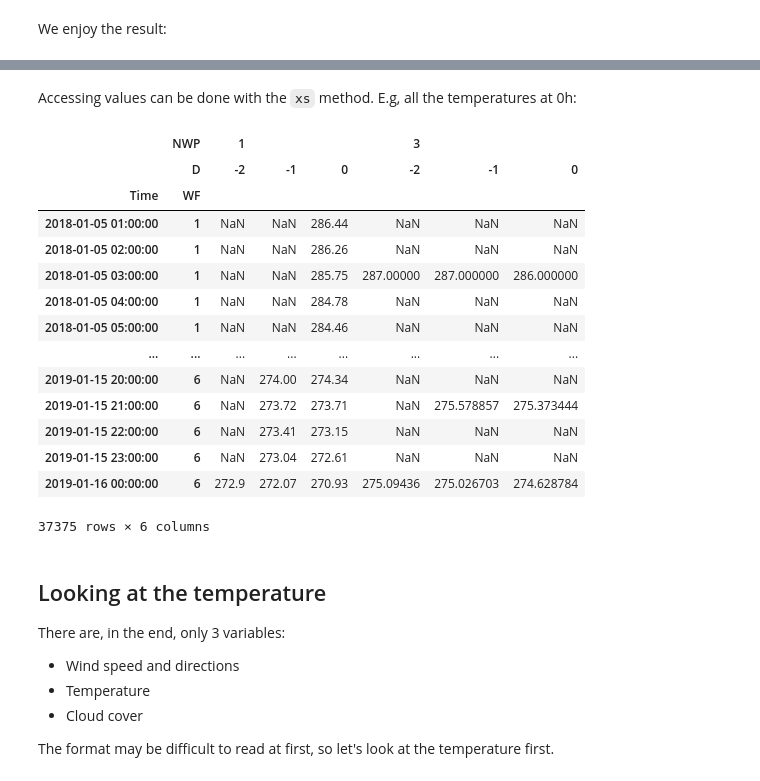
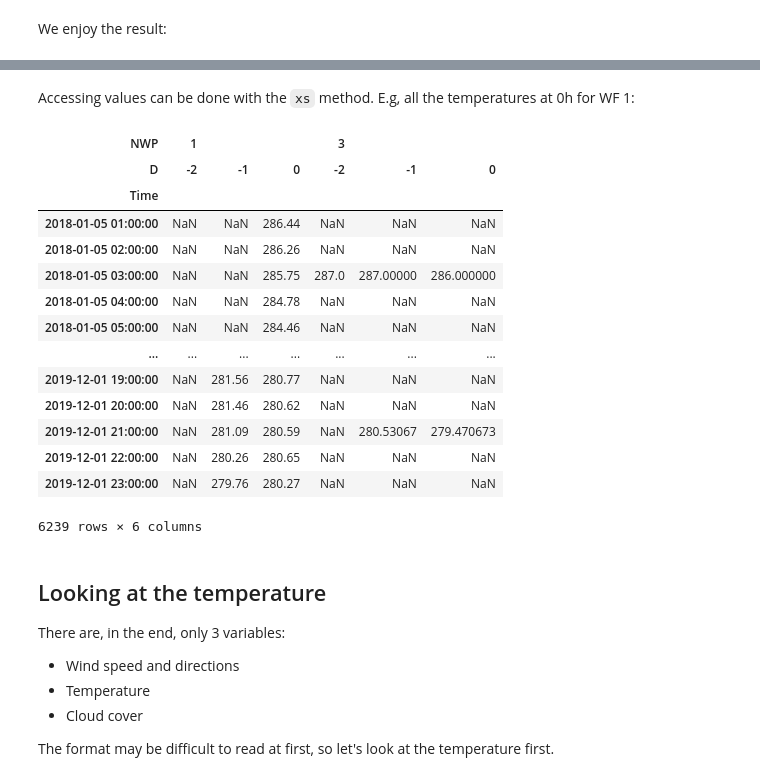
Before and after one commit to gaspardbb/astreos, a Jupyter notebook: exploring_the_data.ipynb, the cells around one changed output, grey strips where cells are left out. Cells and saved outputs as stored; diff of their text form; code cells hidden in the pictures.

```diff
--- a/exploring_the_data.ipynb
+++ b/exploring_the_data.ipynb
@@ -125,24 +150,24 @@ df.head()
 5 rows × 612 columns
 # %% [markdown]
-Accessing values can be done with the `xs` method. E.g, all the temperatures at 0h:
+Accessing values can be done with the `xs` method. E.g, all the temperatures at 0h for WF 1:
 # %%
-df.xs(('T', 0), level=('var', 'h'), axis=1)
+df.xs((1, 'T', 0), level=('WF', 'var', 'h'), axis=1)
 # %% [output]
-|  | NWP | 1 |  |  | 3 |  |  |
-|  | D | -2 | -1 | 0 | -2 | -1 | 0 |
-| Time | WF |  |  |  |  |  |  |
-| 2018-01-05 01:00:00 | 1 | NaN | NaN | 286.44 | NaN | NaN | NaN |
-| 2018-01-05 02:00:00 | 1 | NaN | NaN | 286.26 | NaN | NaN | NaN |
-| 2018-01-05 03:00:00 | 1 | NaN | NaN | 285.75 | 287.00000 | 287.000000 | 286.000000 |
-| 2018-01-05 04:00:00 | 1 | NaN | NaN | 284.78 | NaN | NaN | NaN |
-| 2018-01-05 05:00:00 | 1 | NaN | NaN | 284.46 | NaN | NaN | NaN |
-| ... | ... | ... | ... | ... | ... | ... | ... |
-| 2019-01-15 20:00:00 | 6 | NaN | 274.00 | 274.34 | NaN | NaN | NaN |
-| 2019-01-15 21:00:00 | 6 | NaN | 273.72 | 273.71 | NaN | 275.578857 | 275.373444 |
-| 2019-01-15 22:00:00 | 6 | NaN | 273.41 | 273.15 | NaN | NaN | NaN |
-| 2019-01-15 23:00:00 | 6 | NaN | 273.04 | 272.61 | NaN | NaN | NaN |
-| 2019-01-16 00:00:00 | 6 | 272.9 | 272.07 | 270.93 | 275.09436 | 275.026703 | 274.628784 |
+| NWP | 1 |  |  | 3 |  |  |
+| D | -2 | -1 | 0 | -2 | -1 | 0 |
+| Time |  |  |  |  |  |  |
+| 2018-01-05 01:00:00 | NaN | NaN | 286.44 | NaN | NaN | NaN |
+| 2018-01-05 02:00:00 | NaN | NaN | 286.26 | NaN | NaN | NaN |
+| 2018-01-05 03:00:00 | NaN | NaN | 285.75 | 287.0 | 287.00000 | 286.000000 |
+| 2018-01-05 04:00:00 | NaN | NaN | 284.78 | NaN | NaN | NaN |
+| 2018-01-05 05:00:00 | NaN | NaN | 284.46 | NaN | NaN | NaN |
+| ... | ... | ... | ... | ... | ... | ... |
+| 2019-12-01 19:00:00 | NaN | 281.56 | 280.77 | NaN | NaN | NaN |
+| 2019-12-01 20:00:00 | NaN | 281.46 | 280.62 | NaN | NaN | NaN |
+| 2019-12-01 21:00:00 | NaN | 281.09 | 280.59 | NaN | 280.53067 | 279.470673 |
+| 2019-12-01 22:00:00 | NaN | 280.26 | 280.65 | NaN | NaN | NaN |
+| 2019-12-01 23:00:00 | NaN | 279.76 | 280.27 | NaN | NaN | NaN |
-37375 rows × 6 columns
+6239 rows × 6 columns
 # %% [markdown]
 ## Looking at the temperature
 
```
Also changed, not shown: parts of 23 cells of this notebook, 1 other file.
